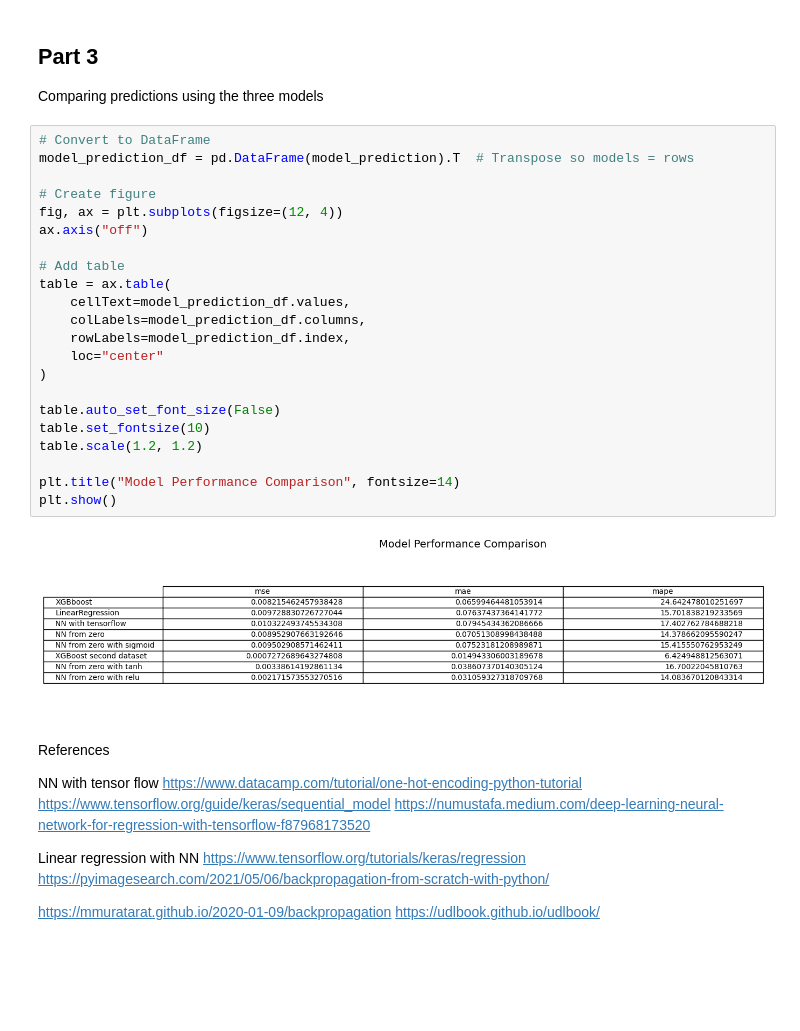
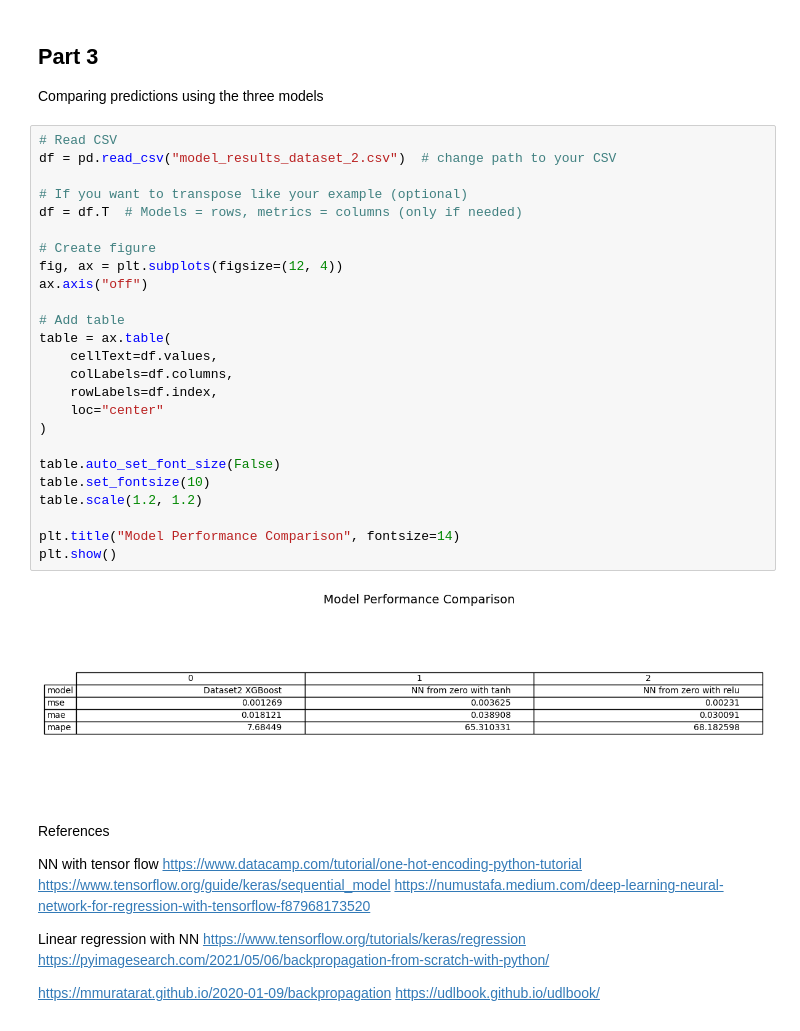
Before and after one commit to sarmijavier/Prediction-with-Supervised-Learning-Models, a Jupyter notebook: activity_1.ipynb, the cells around one changed output. Cells and saved outputs as stored; diff of their text form; blank space fills up the shorter version.

```diff
--- a/activity_1.ipynb
+++ b/activity_1.ipynb
@@ -427,29 +427,32 @@ save_prediction_to_csv('name', metrics)
 
 Comparing predictions using the three models
 # %%
-# Convert to DataFrame
-model_prediction_df = pd.DataFrame(model_prediction).T  # Transpose so models = rows
+# Read CSV
+df = pd.read_csv("model_results_dataset_2.csv")  # change path to your CSV
+
+# If you want to transpose like your example (optional)
+df = df.T  # Models = rows, metrics = columns (only if needed)
 
 # Create figure
 fig, ax = plt.subplots(figsize=(12, 4))
 ax.axis("off")
 
 # Add table
 table = ax.table(
-    cellText=model_prediction_df.values,
-    colLabels=model_prediction_df.columns,
-    rowLabels=model_prediction_df.index,
+    cellText=df.values,
+    colLabels=df.columns,
+    rowLabels=df.index,
     loc="center"
 )
 
 table.auto_set_font_size(False)
 table.set_fontsize(10)
 table.scale(1.2, 1.2)
 
 plt.title("Model Performance Comparison", fontsize=14)
 plt.show()
 # %% [output]
-[figure, old version]
+[figure, new version]
 # %% [markdown]
 References
 
```
Also changed, not shown: 9 other files.
